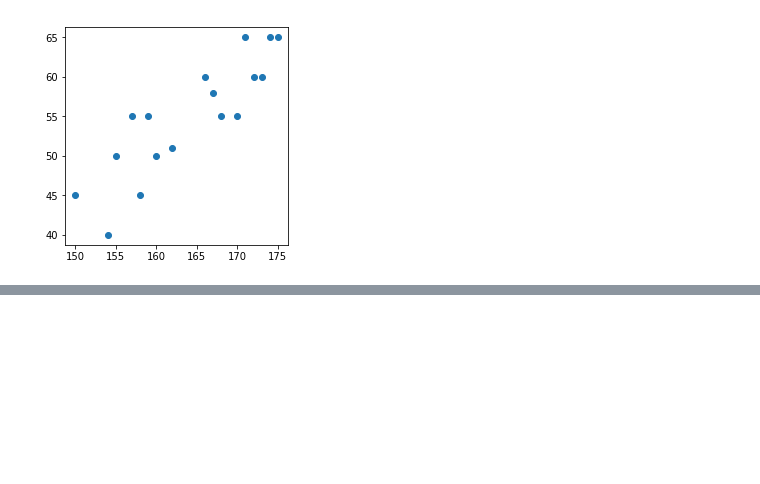
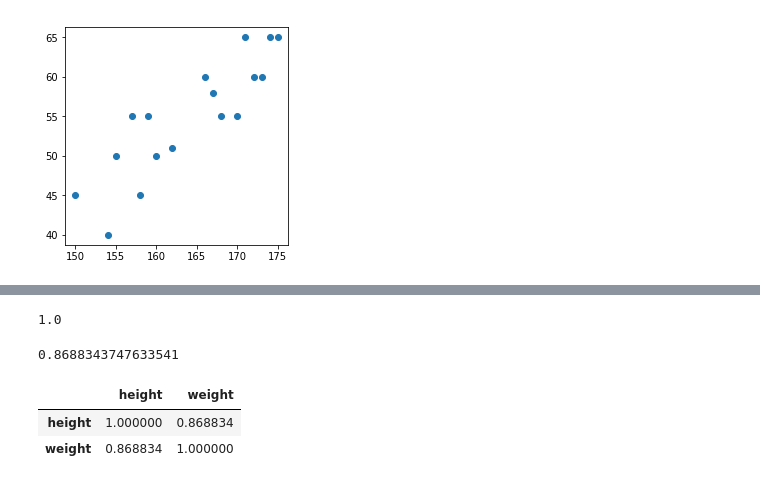
Before and after one commit to victoria-zhou/ML_Practice, a Jupyter notebook: linear_regression/compute_covariance_corelation.ipynb, the cells around one changed output, grey strips where cells are left out. Cells and saved outputs as stored; diff of their text form; code cells hidden in the pictures; blank space fills up the shorter version.

Commit message:
adding correlation

```diff
--- a/linear_regression/compute_covariance_corelation.ipynb
+++ b/linear_regression/compute_covariance_corelation.ipynb
@@ -128,0 +134,37 @@ ax.scatter(height_weight.height, height_weight.weight)
+# %%
+def compute_correlation(var_x, var_y):
+
+    size = len(var_x)
+
+    if size != len(var_y):
+        raise Exception('sorry, size of var_x and var_y need to be the same')
+
+    # calculate nominator of corelation
+    corr_nominator = (size - 1) * compute_covariance(var_x, var_y)
+
+    # calculate denominator of corelation
+    var_x_mean_norm = compute_mean_normalise(var_x)
+    var_y_mean_norm = compute_mean_normalise(var_y)
+
+    x_sqr_sum = np.sum(np.square(var_x_mean_norm))
+    y_sqr_sum = np.sum(np.square(var_y_mean_norm))
+    x_y_sqr_prod = x_sqr_sum * y_sqr_sum
+
+    corr_denominator = np.sqrt(x_y_sqr_prod)
+
+    return corr_nominator/corr_denominator
+
+# compute_correlation([1,2,3], [4,6])
+compute_correlation([1,2,3], [4,5,6])
+# %% [output]
+1.0
+# %%
+compute_correlation(height_weight.weight, height_weight.height)
+# %% [output]
+0.8688343747633541
+# %%
+height_weight.corr()
+# %% [output]
+|  | height | weight |
+| height | 1.000000 | 0.868834 |
+| weight | 0.868834 | 1.000000 |
```
Also changed, not shown: parts of 1 cell of this notebook.
